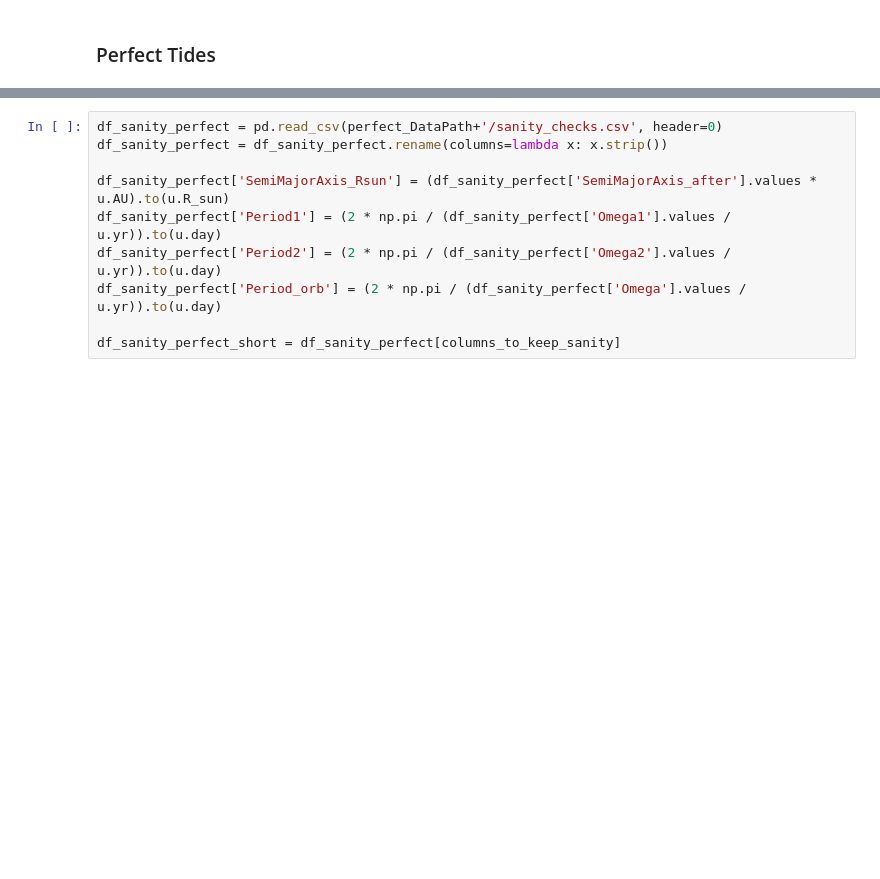
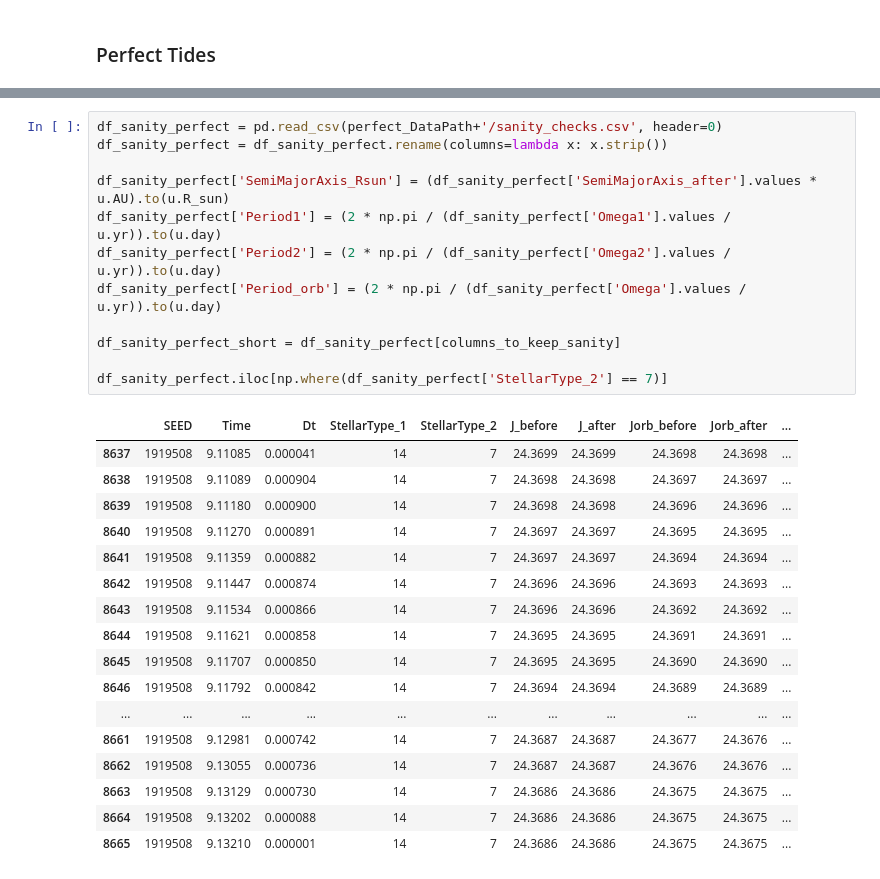
Before and after one commit to veome22/modern_tidal_interaction_models_dco, a Jupyter notebook: binary_evolution_tests.ipynb, the cells around one changed output, grey strips where cells are left out. Cells and saved outputs as stored; diff of their text form; blank space fills up the shorter version.

```diff
--- a/binary_evolution_tests.ipynb
+++ b/binary_evolution_tests.ipynb
@@ -543,13 +563,33 @@ Time (Myr), Event,                            M1 (M_o), type1, M2 (M_o), type2,
 # %%
 df_sanity_perfect = pd.read_csv(perfect_DataPath+'/sanity_checks.csv', header=0)
 df_sanity_perfect = df_sanity_perfect.rename(columns=lambda x: x.strip())
 
 df_sanity_perfect['SemiMajorAxis_Rsun'] = (df_sanity_perfect['SemiMajorAxis_after'].values * u.AU).to(u.R_sun)
 df_sanity_perfect['Period1'] = (2 * np.pi / (df_sanity_perfect['Omega1'].values / u.yr)).to(u.day)
 df_sanity_perfect['Period2'] = (2 * np.pi / (df_sanity_perfect['Omega2'].values / u.yr)).to(u.day)
 df_sanity_perfect['Period_orb'] = (2 * np.pi / (df_sanity_perfect['Omega'].values / u.yr)).to(u.day)
 
 df_sanity_perfect_short = df_sanity_perfect[columns_to_keep_sanity]
+
+df_sanity_perfect.iloc[np.where(df_sanity_perfect['StellarType_2'] == 7)]
+# %% [output]
+|  | SEED | Time | Dt | StellarType_1 | StellarType_2 | J_before | J_after | Jorb_before | Jorb_after | ... |
+| 8637 | 1919508 | 9.11085 | 0.000041 | 14 | 7 | 24.3699 | 24.3699 | 24.3698 | 24.3698 | ... |
+| 8638 | 1919508 | 9.11089 | 0.000904 | 14 | 7 | 24.3698 | 24.3698 | 24.3697 | 24.3697 | ... |
+| 8639 | 1919508 | 9.11180 | 0.000900 | 14 | 7 | 24.3698 | 24.3698 | 24.3696 | 24.3696 | ... |
+| 8640 | 1919508 | 9.11270 | 0.000891 | 14 | 7 | 24.3697 | 24.3697 | 24.3695 | 24.3695 | ... |
+| 8641 | 1919508 | 9.11359 | 0.000882 | 14 | 7 | 24.3697 | 24.3697 | 24.3694 | 24.3694 | ... |
+| 8642 | 1919508 | 9.11447 | 0.000874 | 14 | 7 | 24.3696 | 24.3696 | 24.3693 | 24.3693 | ... |
+| 8643 | 1919508 | 9.11534 | 0.000866 | 14 | 7 | 24.3696 | 24.3696 | 24.3692 | 24.3692 | ... |
+| 8644 | 1919508 | 9.11621 | 0.000858 | 14 | 7 | 24.3695 | 24.3695 | 24.3691 | 24.3691 | ... |
+| 8645 | 1919508 | 9.11707 | 0.000850 | 14 | 7 | 24.3695 | 24.3695 | 24.3690 | 24.3690 | ... |
+| 8646 | 1919508 | 9.11792 | 0.000842 | 14 | 7 | 24.3694 | 24.3694 | 24.3689 | 24.3689 | ... |
+| ... | ... | ... | ... | ... | ... | ... | ... | ... | ... | ... |
+| 8661 | 1919508 | 9.12981 | 0.000742 | 14 | 7 | 24.3687 | 24.3687 | 24.3677 | 24.3676 | ... |
+| 8662 | 1919508 | 9.13055 | 0.000736 | 14 | 7 | 24.3687 | 24.3687 | 24.3676 | 24.3676 | ... |
+| 8663 | 1919508 | 9.13129 | 0.000730 | 14 | 7 | 24.3686 | 24.3686 | 24.3675 | 24.3675 | ... |
+| 8664 | 1919508 | 9.13202 | 0.000088 | 14 | 7 | 24.3686 | 24.3686 | 24.3675 | 24.3675 | ... |
+| 8665 | 1919508 | 9.13210 | 0.000001 | 14 | 7 | 24.3686 | 24.3686 | 24.3675 | 24.3675 | ... |
 # %%
 st_change_idx = np.where((df_sanity_perfect_short['StellarType_1'] != df_sanity_perfect_short['StellarType_1'].shift()) | (df_sanity_perfect_short['StellarType_2'] != df_sanity_perfect_short['StellarType_2'].shift()))[0]
 st_changes_with_buffer = np.concatenate([st_change_idx, st_change_idx-1])
```
Also changed, not shown: parts of 10 cells of this notebook, 6 other files.
